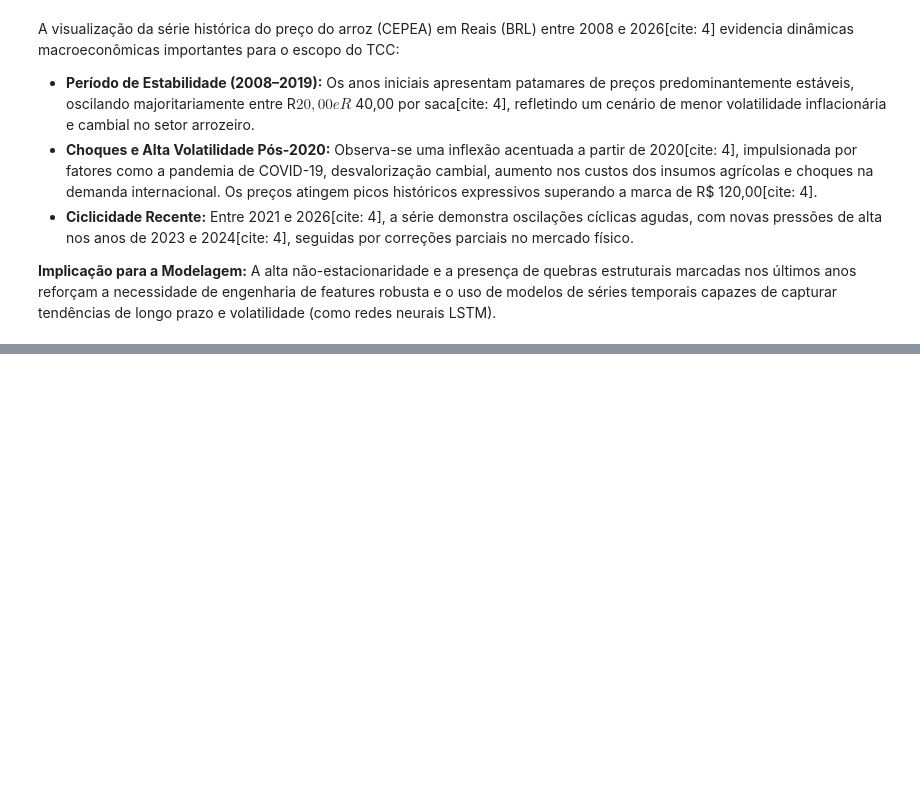
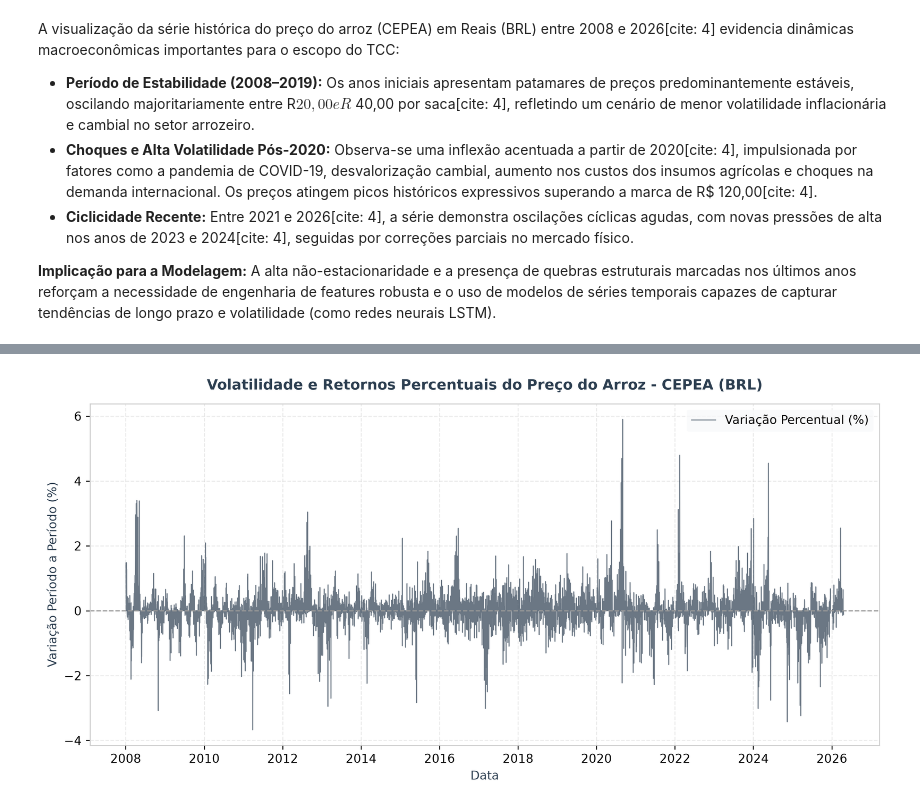
Before and after one commit to brunoOrigem/tcc-predicao-commodities-rs, a Jupyter notebook: notebooks/analise_exploratoria.ipynb, the cells around one changed output, grey strips where cells are left out. Saved outputs shown, nothing was run; the diff lists cells and outputs as text; code cells hidden in the pictures; blank space fills up the shorter version.

```diff
--- a/notebooks/analise_exploratoria.ipynb
+++ b/notebooks/analise_exploratoria.ipynb
@@ -162,0 +206,19 @@ A visualização da série histórica do preço do arroz (CEPEA) em Reais (BRL)
+# %%
+# 1. Calculando a variação percentual (retornos) entre os períodos
+df_arroz['retorno_pct'] = df_arroz['preco_brl'].pct_change() * 100
+
+# 2. Criando o gráfico de volatilidade dos retornos
+fig, ax = plt.subplots(figsize=(10, 5))
+ax.plot(df_arroz['data'], df_arroz['retorno_pct'], color=ACCENT, linewidth=0.8, alpha=0.7, label='Variação Percentual (%)')
+
+ax.set_title('Volatilidade e Retornos Percentuais do Preço do Arroz - CEPEA (BRL)', fontsize=12, pad=12, color=ACCENT, weight='bold')
+ax.set_xlabel('Data', fontsize=10, color=ACCENT)
+ax.set_ylabel('Variação Período a Período (%)', fontsize=10, color=ACCENT)
+ax.axhline(0, color='#999999', linestyle='--', linewidth=1) # Linha de referência no zero
+ax.grid(True, linestyle='--', alpha=0.4, color='#cccccc')
+ax.legend(frameon=True, facecolor=LIGHT, edgecolor='none')
+
+plt.tight_layout()
+plt.show()
+# %% [output]
+[figure, added]
```
Also changed, not shown: parts of 8 cells of this notebook.
